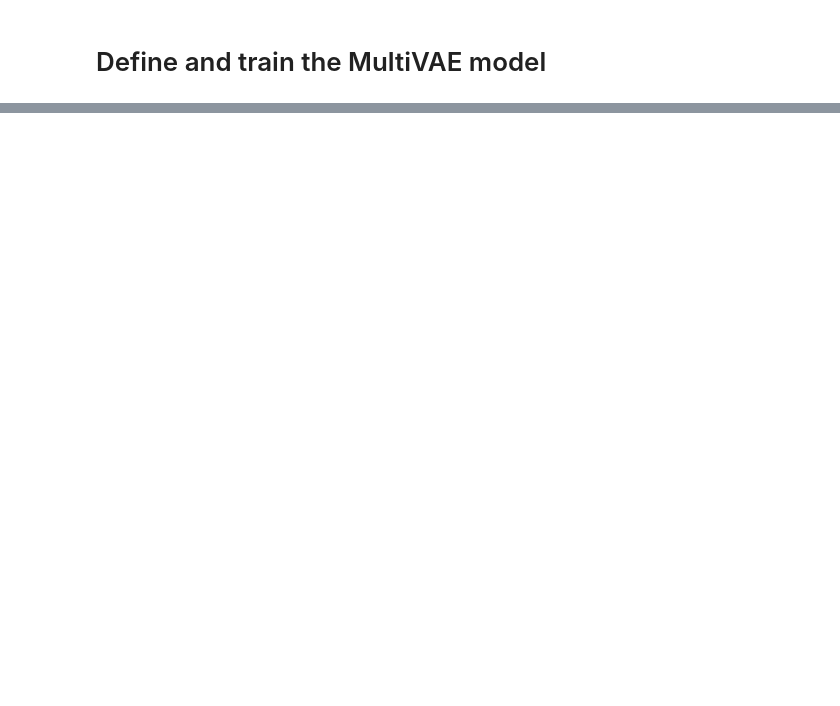
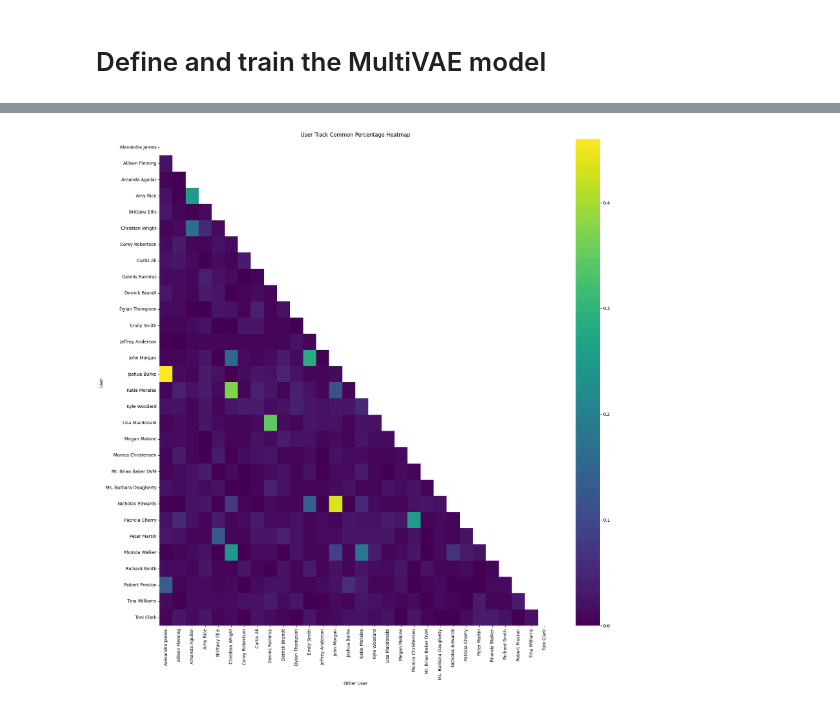
Before and after one commit to owengombas/spotify-recommender, a Jupyter notebook: recommender_vae.ipynb, the cells around one changed output, grey strips where cells are left out. Saved outputs shown, nothing was run; the diff lists cells and outputs as text; code cells hidden in the pictures; blank space fills up the shorter version.

```diff
--- a/recommender_vae.ipynb
+++ b/recommender_vae.ipynb
@@ -237 +243,6 @@ if encoder_dims[-1] == 2:
+# %%
+df_user_similarities = user_similarities.calculate_users_track_common_percentage(df_matrix_mf, username_col="username", trackname_col="id")
+plotting.plot_user_similarities_matrix(df_user_similarities, figsize=(20, 20))
+# %% [output]
+[figure, added]
 # %%
```
Also changed, not shown: parts of 11 cells of this notebook, 11 other files.
